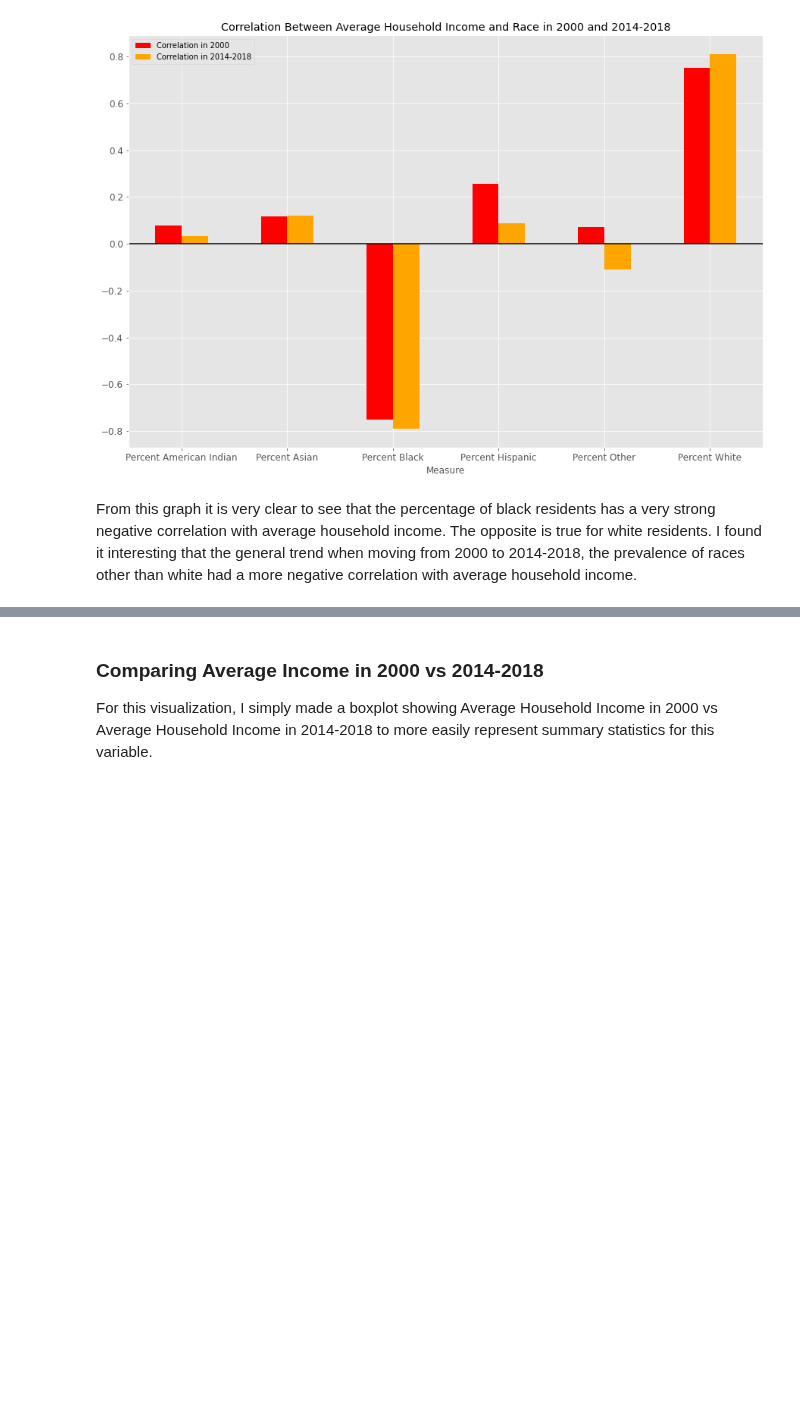
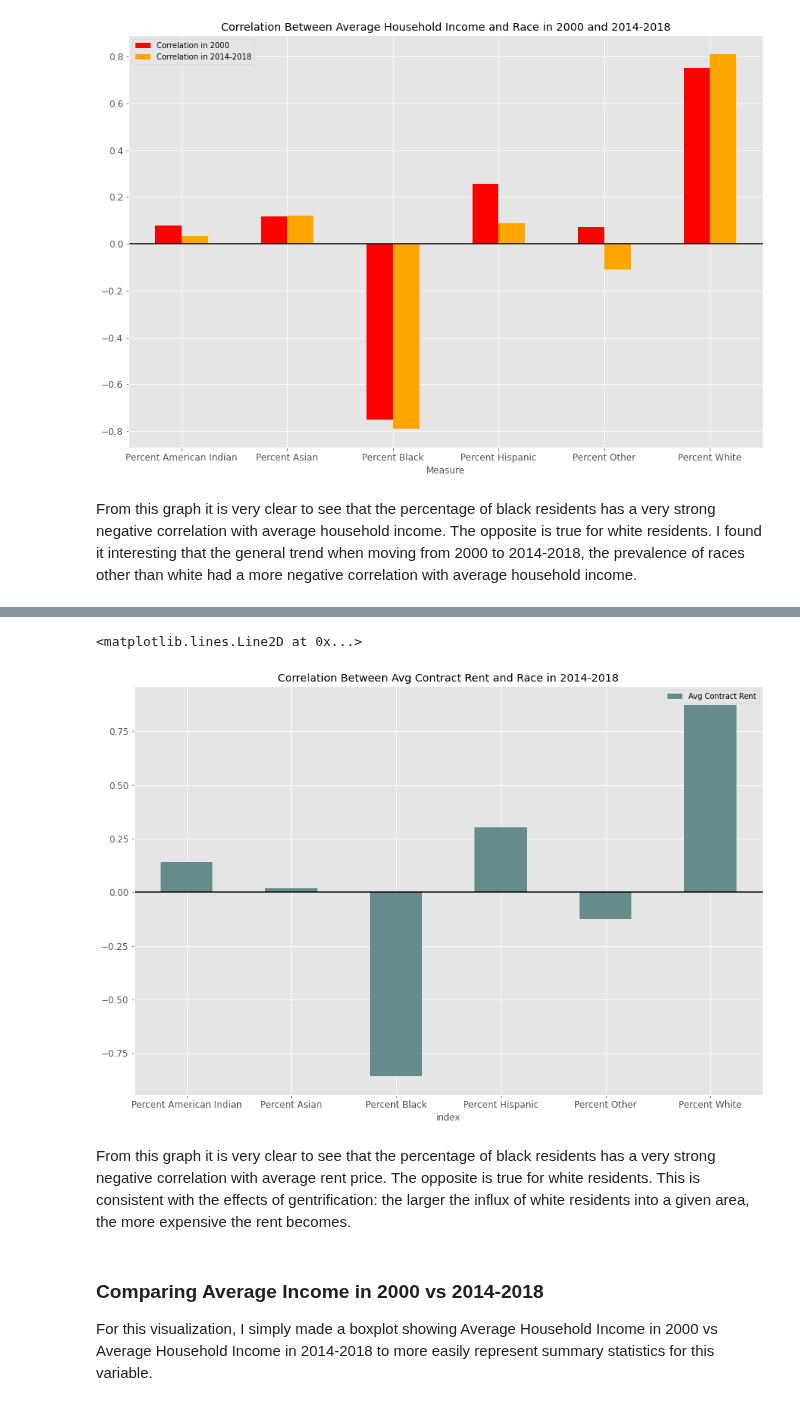
Before and after one commit to leosimanonok/DataScienceFinalTutorial, a Jupyter notebook: Milestone 2.ipynb, the cells around one changed output, grey strips where cells are left out. Drawn from its saved outputs; the diff is of its cells as text; code cells hidden in the pictures; blank space fills up the shorter version.

```diff
--- a/Milestone 2.ipynb
+++ b/Milestone 2.ipynb
@@ -526,6 +531,15 @@ avg_income_df = pd.read_excel(xls, "Table 14", skiprows = 11)
 avg_income_df.drop(columns='MOE', inplace=True)
 avg_income_df.rename(columns = {'Unnamed: 0':'Neighborhood', 2000 : "Avg Household Income in 2000",
     "2014-2018" : "Avg Household Income in 2014-2018"}, inplace=True)
+
+#Cleaning average rent data
+avg_rent_df = pd.read_excel(xls, "Table 11", skiprows = 11)
+avg_rent_df.drop(columns = ["Unnamed: 3","MOE", "MOE.1"], inplace=True)
+avg_rent_df.rename(columns = {
+    "Unnamed: 0" : "Neighborhood",
+    "2014-2018" : "Avg Contract Rent in 2014-2018",
+    "2014-2018.1" : "Avg Gross Rent in 2014-2018"
+    }, inplace = True)
 # %% [markdown]
 ### Comparing Racial Distributions in 2000 vs 2014-2018
 For this visualization, I decided to compare the racial makeup of 10 neighborhoods in New Orleans using the data from 2000 and from 2014-2018. I chose the 10 neighborhoods by calculating those in which neighborhoods which experienced the largest increase in percentage of white residents between the two time periods. <br>
@@ -636,3 +651,32 @@ From this graph it is very clear to see that the percentage of black residents h
+# %%
+#Create dataframe comparing race and rent
+race_rent = avg_rent_df.merge(race_df, how='outer', on='Neighborhood')
+
+race_rent_2018 = race_df.filter(regex='201.$',axis=1)
+race_rent_2018.columns = cols
+race_rent_2018['Neighborhood'] = race_df['Neighborhood']
+race_rent_2018['Year'] = '2014-2018'
+race_rent_2018['Avg Contract Rent'] = race_rent['Avg Contract Rent in 2014-2018'].replace(
+                                                                    'na', np.nan).dropna().astype(float)
+
+#correlation dataset for 2000 and 2014-2018
+corr_2018 = pd.DataFrame(race_rent_2018.corr()['Avg Contract Rent']).reset_index()
+
+
+#Make column names more readable and drop Avg Household Inc's comparison with itself which is always 1
+corr_2018.drop(6, inplace=True)
+
+#Plot the pivot table with the appropriate Labels
+corr_2018.pivot_table(index='index',
+                    values = ['Avg Contract Rent']).plot.bar(
+                    title='Correlation Between Avg Contract Rent and Race in 2014-2018',
+                    figsize=(15,10), fontsize='large', rot=0, color='#668B8B').axhline(y=0,
+                                                                                        color='black')
+# %% [output]
+<matplotlib.lines.Line2D at 0x...>
+[figure, added]
+# %% [markdown]
+From this graph it is very clear to see that the percentage of black residents has a very strong negative correlation with average rent price. The opposite is true for white residents. This is consistent with the effects of gentrification: the larger the influx of white residents into a given area, the more expensive the rent becomes.
 # %% [markdown]
 ### Comparing Average Income in 2000 vs 2014-2018
 For this visualization, I simply made a boxplot showing Average Household Income in 2000 vs Average Household Income in 2014-2018 to more easily represent summary statistics for this variable.
```
Also changed, not shown: parts of 6 cells of this notebook, 1 other file.
